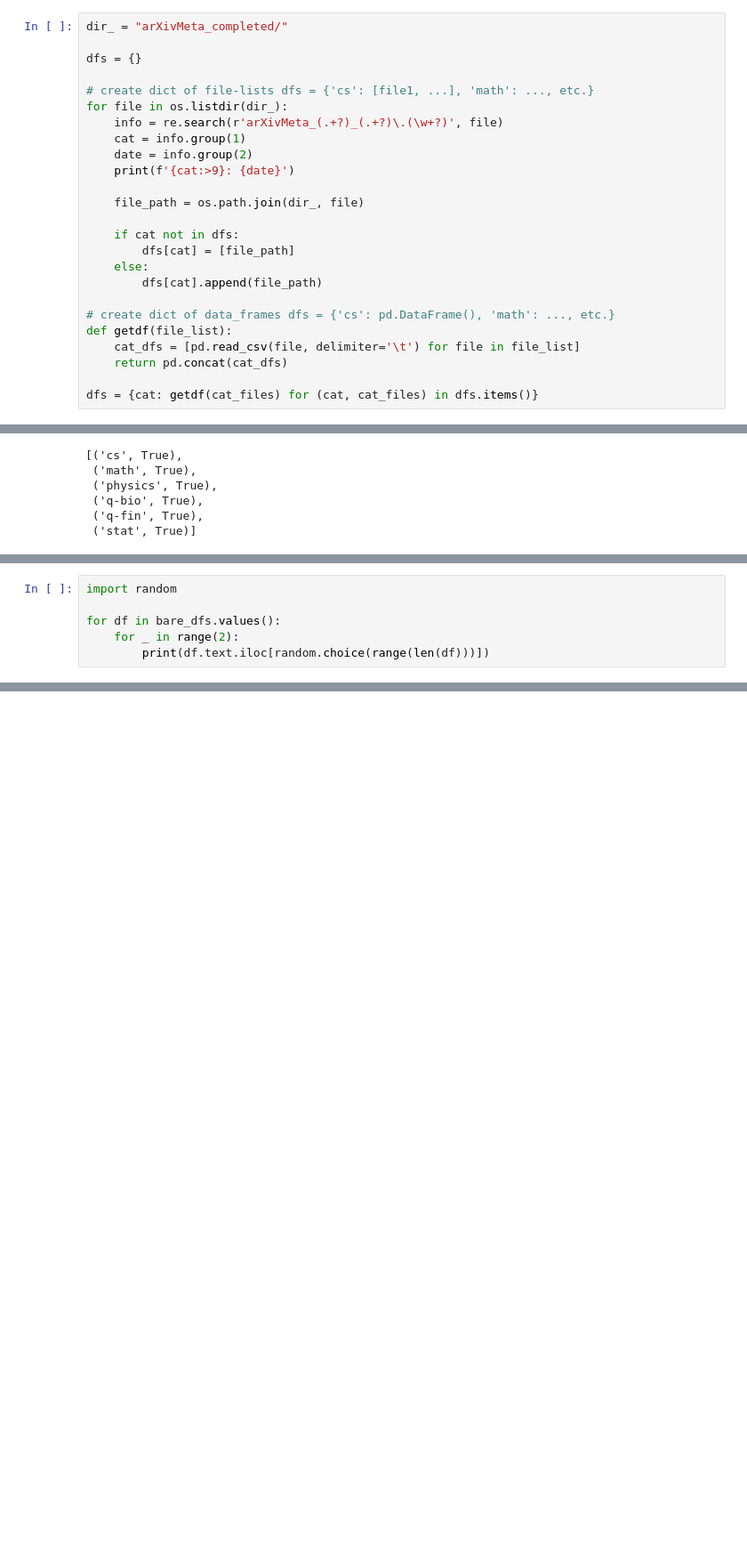
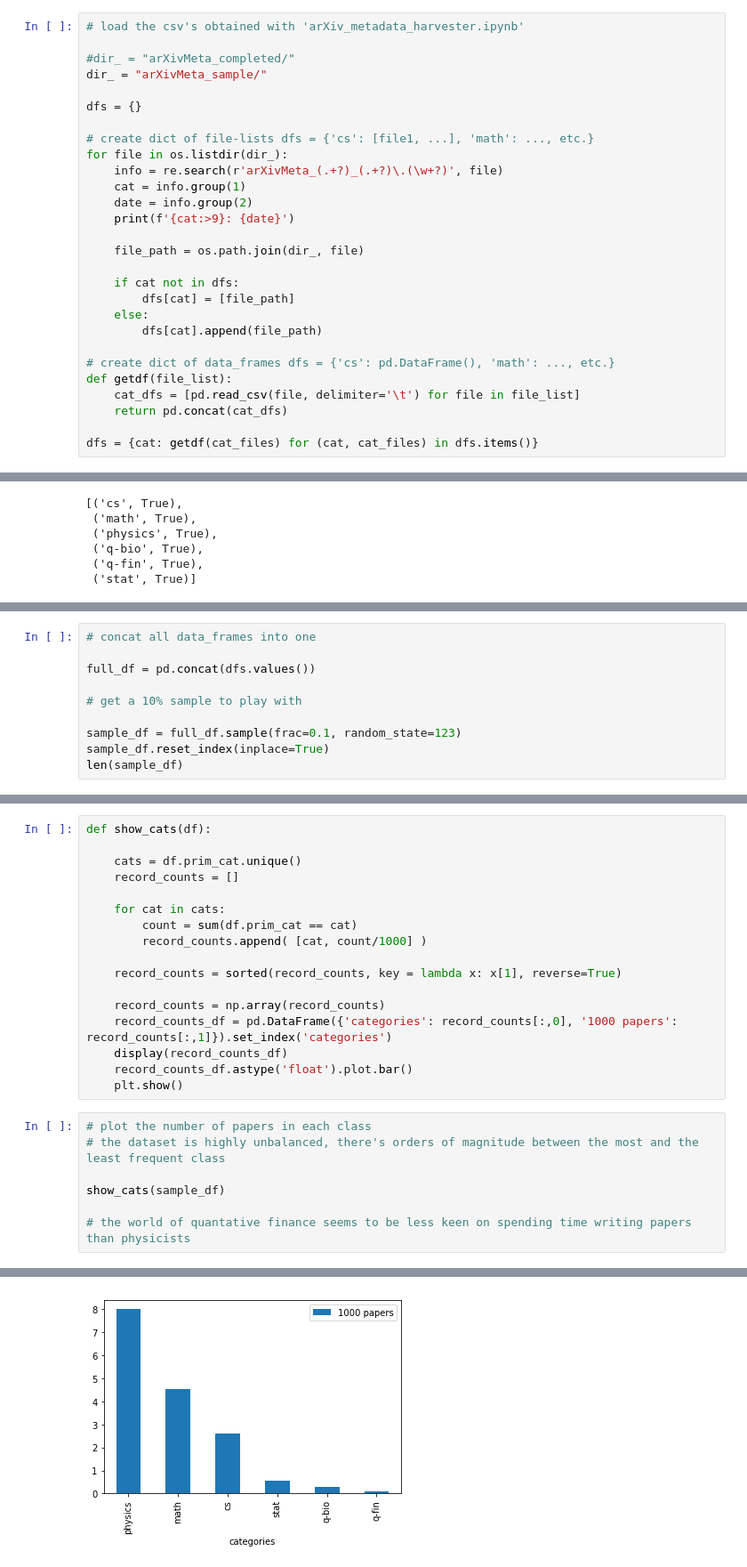
Before and after one commit to olszewskip/musings, a Jupyter notebook: arXiv_explore.ipynb, the cells around one changed output, grey strips where cells are left out. Shown at 89% size. Cells and saved outputs as stored; diff of their text form; blank space fills up the shorter version.

```diff
--- a/arXiv_explore.ipynb
+++ b/arXiv_explore.ipynb
@@ -10,5 +12,8 @@ import matplotlib.pyplot as plt
 # %%
-dir_ = "arXivMeta_completed/"
+# load the csv's obtained with 'arXiv_metadata_harvester.ipynb'
+
+#dir_ = "arXivMeta_completed/"
+dir_ = "arXivMeta_sample/"
 
 dfs = {}
 
@@ -201,6 +73,0 @@ Name: text, dtype: object
-# %%
-import random
-
-for df in bare_dfs.values():
-    for _ in range(2):
-        print(df.text.iloc[random.choice(range(len(df)))])
@@ -260,0 +74,10 @@ Counter(full_df.label)['physics'] / len(full_df)
+# %%
+# concat all data_frames into one
+
+full_df = pd.concat(dfs.values())
+
+# get a 10% sample to play with
+
+sample_df = full_df.sample(frac=0.1, random_state=123)
+sample_df.reset_index(inplace=True)
+len(sample_df)
@@ -260,0 +86,25 @@ Counter(full_df.label)['physics'] / len(full_df)
+# %%
+def show_cats(df):
+
+    cats = df.prim_cat.unique()
+    record_counts = []
+
+    for cat in cats:
+        count = sum(df.prim_cat == cat)
+        record_counts.append( [cat, count/1000] )
+
+    record_counts = sorted(record_counts, key = lambda x: x[1], reverse=True)
+
+    record_counts = np.array(record_counts)
+    record_counts_df = pd.DataFrame({'categories': record_counts[:,0], '1000 papers': record_counts[:,1]}).set_index('categories')
+    display(record_counts_df)
+    record_counts_df.astype('float').plot.bar()
+    plt.show()
+# %%
+# plot the number of papers in each class
+# the dataset is highly unbalanced, there's orders of magnitude between the most and the least frequent class
+
+show_cats(sample_df)
+
+# the world of quantative finance seems to be less keen on spending time writing papers than physicists
+# %% [output]
@@ -260,0 +119 @@ Counter(full_df.label)['physics'] / len(full_df)
+[figure, added]
```
Also changed, not shown: parts of 62 cells of this notebook.
